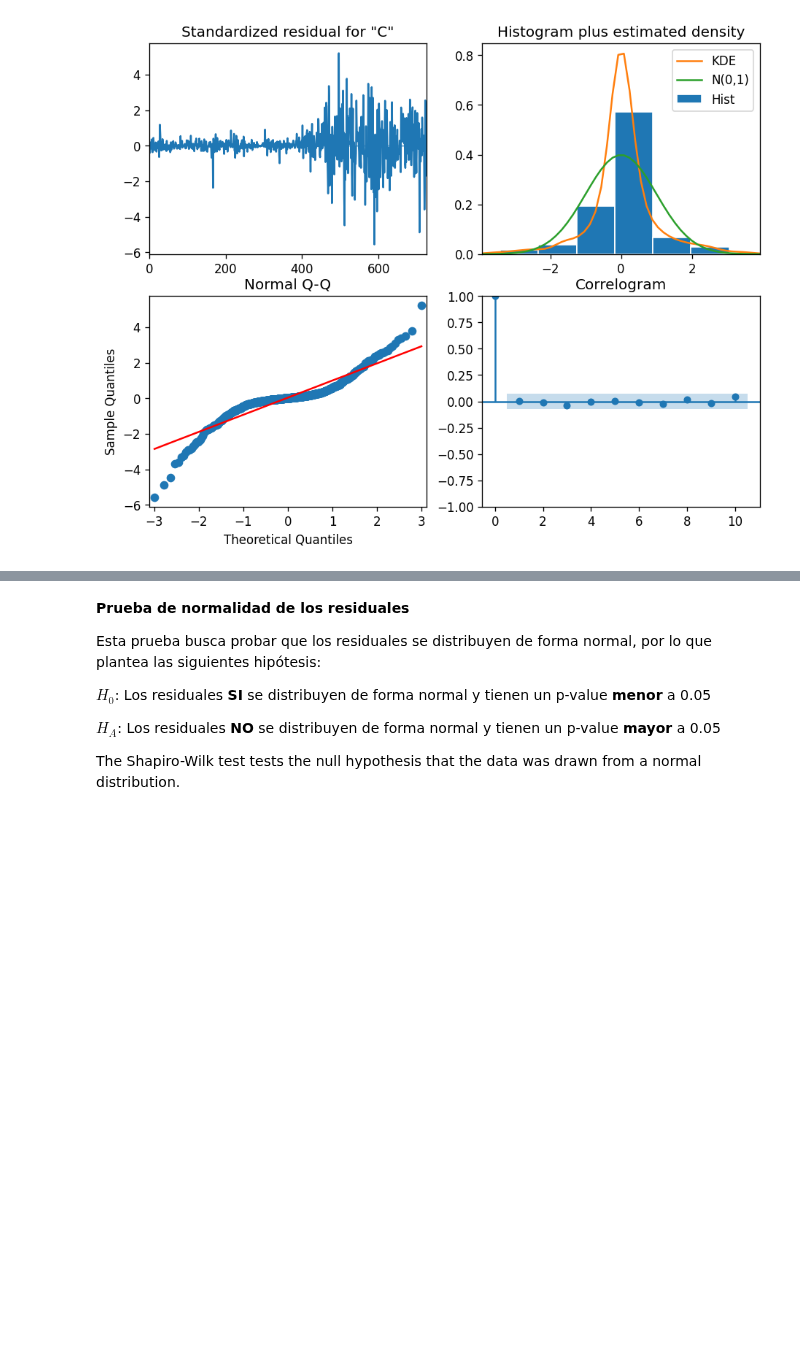
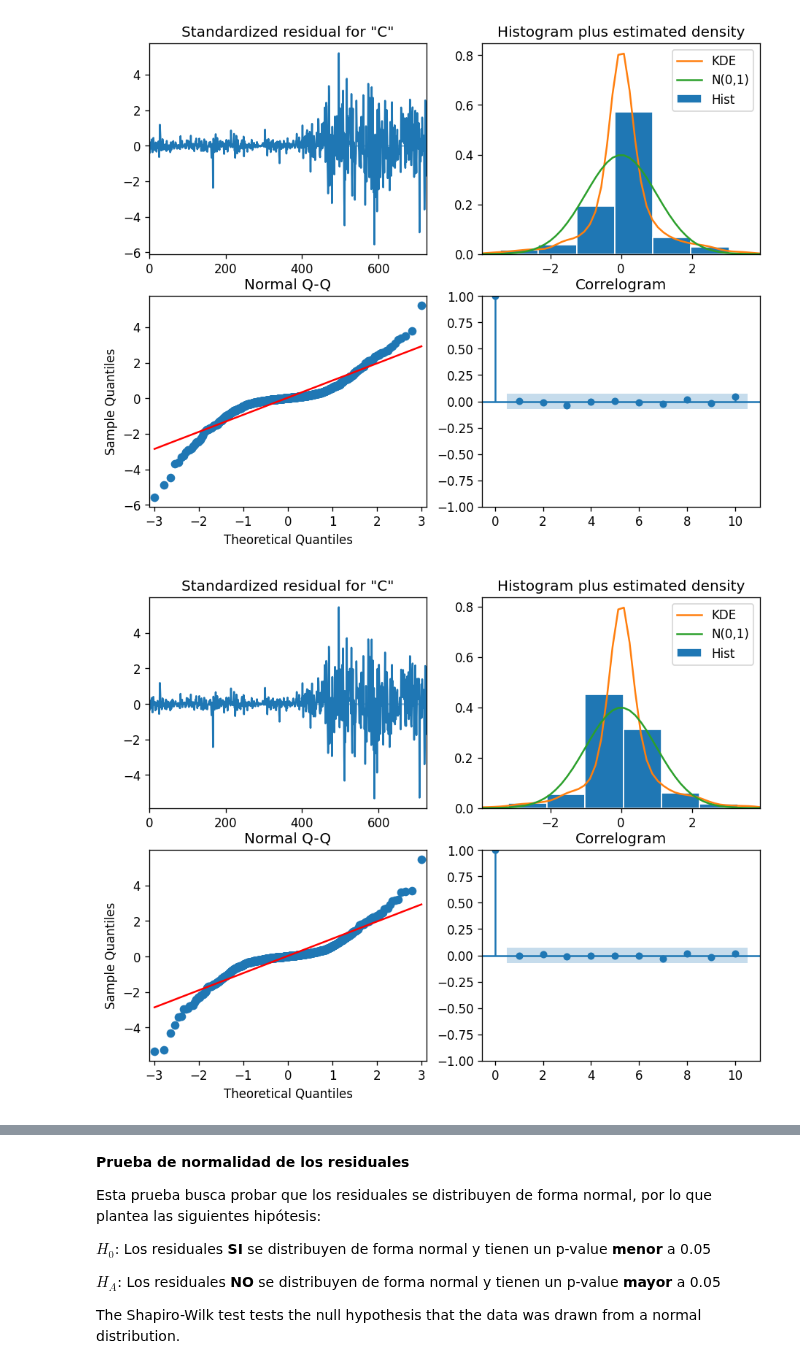
Before and after one commit to Ivanpaniagua7/PAP-ML-O2021, a Jupyter notebook: notebook.ipynb, the cells around one changed output, grey strips where cells are left out. Drawn from its saved outputs; the diff is of its cells as text; code cells hidden in the pictures; blank space fills up the shorter version.

Commit message:
Residuales 4 modelos

```diff
--- a/notebook.ipynb
+++ b/notebook.ipynb
@@ -260,7 +268,9 @@ Estimar el modelo seleccionado, es decir estimar los parámetros de los término
 # %%
 # Paso 2: Estimación de parámetros del método elegido
 modelo1 = fn.model_fit(btc, 8, 1, 8)
-modelo1.summary()
+modelo2 = fn.model_fit(btc, 12, 1, 7)
+modelo3 = fn.model_fit(btc, 10, 1, 10)
+modelo4 = fn.model_fit(btc, 12, 1, 12)
 # %% [output]
 RUNNING THE L-BFGS-B CODE
 
@@ -333,3 +367,8 @@ modelo1.plot_diagnostics()
 plt.show()
 # %% [output]
 [figure]
+# %%
+modelo2.plot_diagnostics()
+plt.show()
+# %% [output]
+[figure, added]
```
Also changed, not shown: parts of 21 cells of this notebook, 1 other file.
